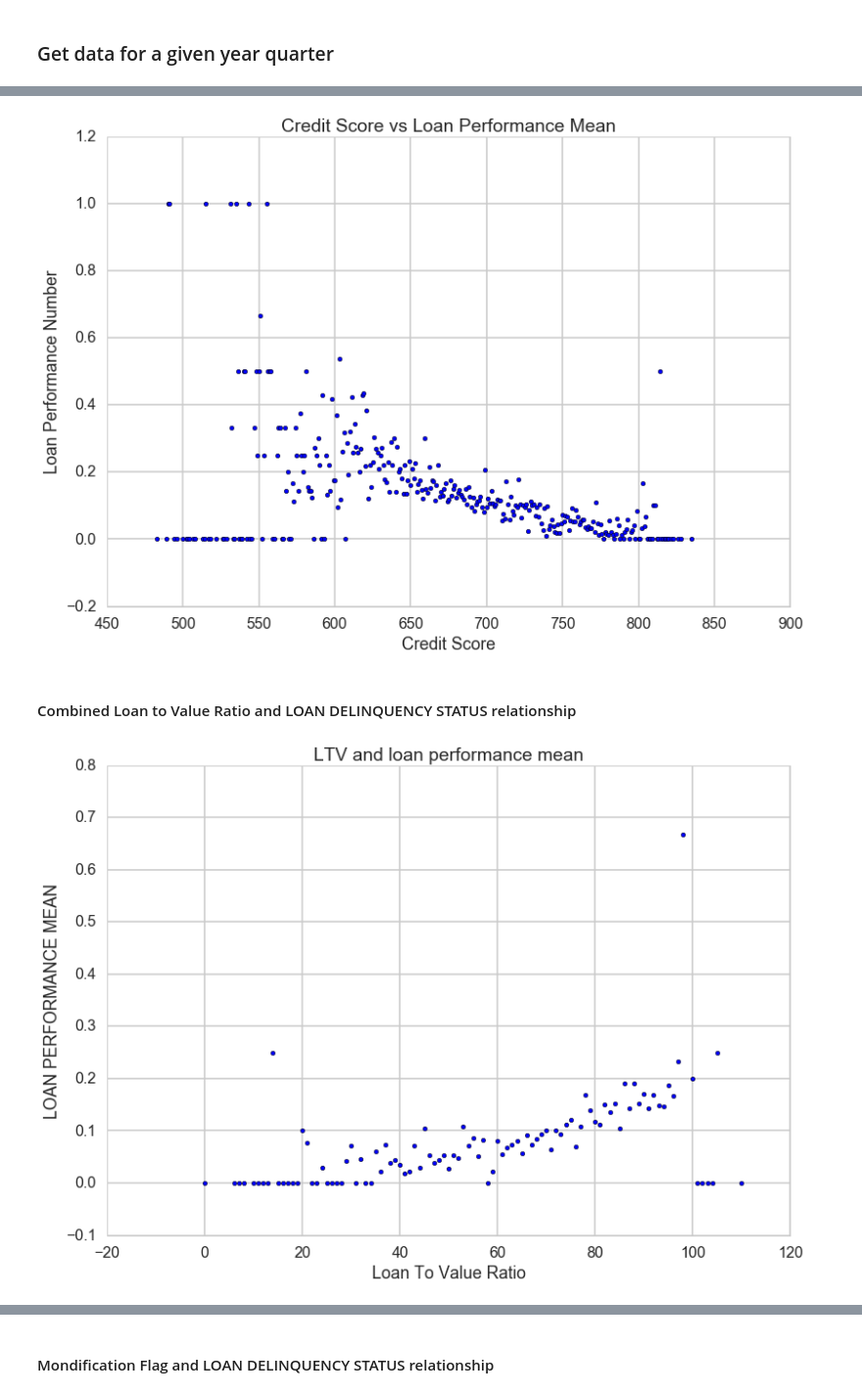
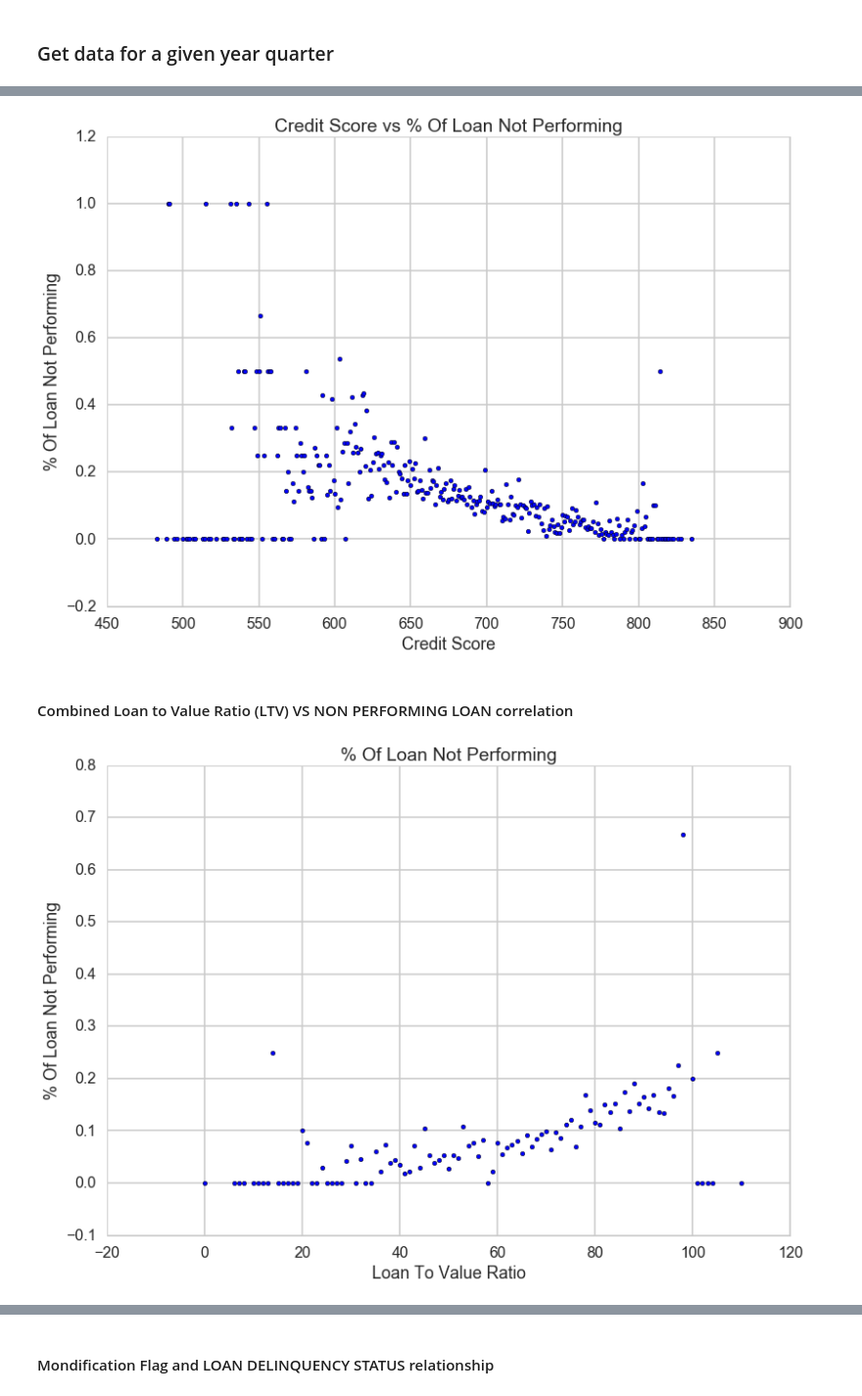
Before and after one commit to sha2403Git/Capstone, a Jupyter notebook: Data-Correlation_2.ipynb, the cells around one changed output, grey strips where cells are left out. Shown at 98% size. Cells and saved outputs as stored; diff of their text form; code cells hidden in the pictures.

```diff
--- a/Data-Correlation_2.ipynb
+++ b/Data-Correlation_2.ipynb
@@ -71,27 +117,27 @@ df3=df3.reset_index()
 
 plt.scatter(df3['CREDIT SCORE'],df3['PERFORMING'])
 plt.xlabel('Credit Score')
-plt.ylabel('Loan Performance Number')
-plt.title('Credit Score vs Loan Performance Mean')
+plt.ylabel('% Of Loan Not Performing')
+plt.title('Credit Score vs % Of Loan Not Performing')
 plt.xlim(400,850)
 plt.autoscale()
 # %% [output]
-[figure, old version]
+[figure, new version]
 # %% [markdown]
-#### Combined Loan to Value Ratio and LOAN DELINQUENCY STATUS relationship
+#### Combined Loan to Value Ratio (LTV) VS NON PERFORMING LOAN correlation
 # %%
 df1=dfWithG[['LOAN SEQUENCE NUMBER','CLTV','CURRENT LOAN DELINQUENCY STATUS']]
 df2=df1.groupby('LOAN SEQUENCE NUMBER').max()
 df2['PERFORMING']=[0 if x==0 else 1 for x in df2['CURRENT LOAN DELINQUENCY STATUS']]
 df3=df2.reset_index()
 df3=df3[['CLTV','PERFORMING']]
 df3=df3.groupby('CLTV').mean()
 df3=df3.reset_index()
 plt.scatter(df3['CLTV'],df3['PERFORMING'])
 plt.xlabel('Loan To Value Ratio')
-plt.ylabel('LOAN PERFORMANCE MEAN')
-plt.title('LTV and loan performance mean')
+plt.ylabel('% Of Loan Not Performing')
+plt.title('% Of Loan Not Performing')
 
 plt.autoscale()
 # %% [output]
-[figure, old version]
+[figure, new version]
```
Also changed, not shown: parts of 14 cells of this notebook, 2 other files.
